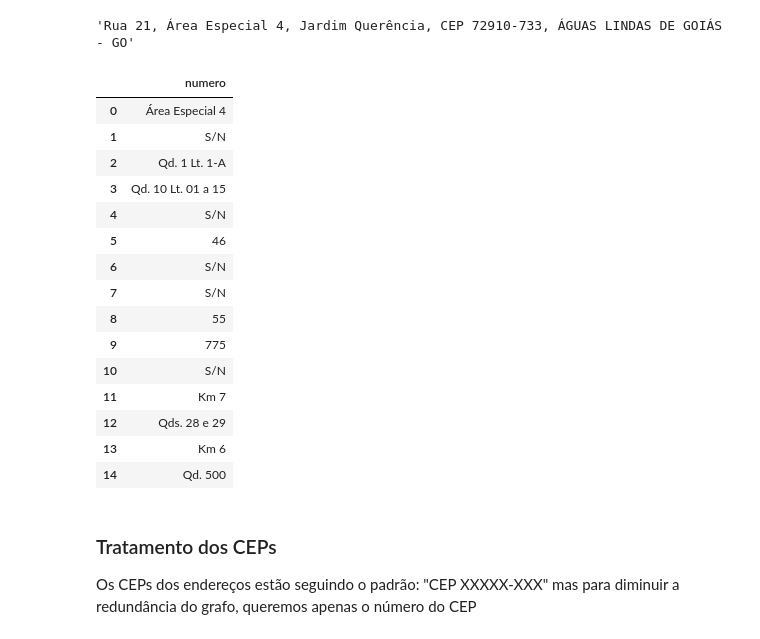
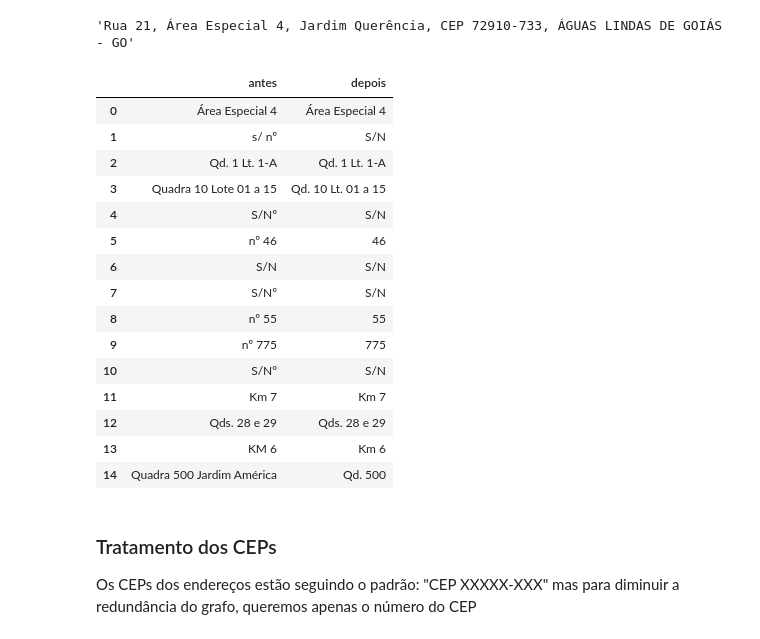
Before and after one commit to marcelsby/tcc-ifg-kg, a Jupyter notebook: dados_abertos/notebooks/Preprocessing Unidades.ipynb, the cells around one changed output. Drawn from its saved outputs; the diff is of its cells as text; code cells hidden in the pictures.

Commit message:
feat: antes e depois de CEP e número

```diff
--- a/dados_abertos/notebooks/Preprocessing Unidades.ipynb
+++ b/dados_abertos/notebooks/Preprocessing Unidades.ipynb
@@ -30,7 +30,7 @@ unidades["endereco"][0]
 enderecos_raw = unidades.values[:, 2]
 enderecos_cleaned = []
 
-# Separa os campos em um array e faz o strip() das strings de cada um
+# Separa os campos em um array e faz o strip() em cada um
 for endereco in endereco_raw:
     row = []
 
@@ -39,52 +39,61 @@ for endereco in endereco_raw:
 
     enderecos_cleaned.append(row)
 
+# Armazena os números antigos para comparar o resultado do pré-processamento
+numeros_before = []
+
+for endereco in enderecos_cleaned:
+    temp = " ".join(endereco[1:3]) if re.match(r"(quadra |lote |qd\.? |lt\.? )", " ".join(endereco[1:3]), flags=re.IGNORECASE) else endereco[1]
+    numeros_before.append(temp)
 
 # Padroniza a nomenclatura da numeração
 # Quadra  -> Qd.
 # Lote    -> Lt.
 # nº 64   -> 64
 # km 89   -> Km 89
 numeros = []
 
 for endereco in enderecos_cleaned:
     sem_numero_regex = r"s\/\s*nº"
     num_ordinal_regex = r"nº\s*"
     quilometro_regex = r"km\s*"
 
-    if "qd." in endereco[1].lower() and "lt." in endereco[2].lower():
-        numeros.append(" ".join(endereco[1:3]))
+    if re.match(r"(qd\.?\s|lt\.?\s)", " ".join(endereco[1:3]).lower(), flags=re.IGNORECASE):
+        numero_composto = " ".join(endereco[1:3])
+        numero_composto = re.sub(r"qd\.?", "Qd.", numero_composto, flags=re.IGNORECASE)
+        numero_composto = re.sub(r"lt\.?", "Lt.", numero_composto, flags=re.IGNORECASE)
+        numeros.append(numero_composto)
     elif "quadra" in endereco[1].lower() and "lote" in endereco[2].lower():
         numeros.append(" ".join(endereco[1:3]).lower().replace("quadra", "Qd.").replace("lote", "Lt."))
     elif "quadra" in endereco[1].lower():
         numeros.append(endereco[1].lower().replace("quadra", "Qd."))
     elif re.match(sem_numero_regex, endereco[1], re.IGNORECASE) != None:
         numeros.append(re.sub(sem_numero_regex, "S/N", endereco[1], flags=re.IGNORECASE))
     elif re.match(num_ordinal_regex, endereco[1], re.IGNORECASE):
         numeros.append(re.sub(num_ordinal_regex, "", endereco[1], flags=re.IGNORECASE))
     elif re.match(quilometro_regex, endereco[1], re.IGNORECASE):
         numeros.append(re.sub(quilometro_regex, "Km ", endereco[1], flags=re.IGNORECASE))
     else:
         numeros.append(endereco[1])
 
-pd.DataFrame(numeros, columns=["numero"])
+pd.DataFrame({"antes": numeros_before, "depois": numeros})
 # %% [output]
-|  | numero |
-| 0 | Área Especial 4 |
-| 1 | S/N |
-| 2 | Qd. 1 Lt. 1-A |
-| 3 | Qd. 10 Lt. 01 a 15 |
-| 4 | S/N |
-| 5 | 46 |
-| 6 | S/N |
-| 7 | S/N |
-| 8 | 55 |
-| 9 | 775 |
-| 10 | S/N |
-| 11 | Km 7 |
-| 12 | Qds. 28 e 29 |
-| 13 | Km 6 |
-| 14 | Qd. 500 |
+|  | antes | depois |
+| 0 | Área Especial 4 | Área Especial 4 |
+| 1 | s/ nº | S/N |
+| 2 | Qd. 1 Lt. 1-A | Qd. 1 Lt. 1-A |
+| 3 | Quadra 10 Lote 01 a 15 | Qd. 10 Lt. 01 a 15 |
+| 4 | S/Nº | S/N |
+| 5 | nº 46 | 46 |
+| 6 | S/N | S/N |
+| 7 | S/Nº | S/N |
+| 8 | nº 55 | 55 |
+| 9 | nº 775 | 775 |
+| 10 | S/Nº | S/N |
+| 11 | Km 7 | Km 7 |
+| 12 | Qds. 28 e 29 | Qds. 28 e 29 |
+| 13 | KM 6 | Km 6 |
+| 14 | Quadra 500 Jardim América | Qd. 500 |
 # %% [markdown]
 ### Tratamento dos CEPs
 
```
Also changed, not shown: parts of 1 cell of this notebook.
